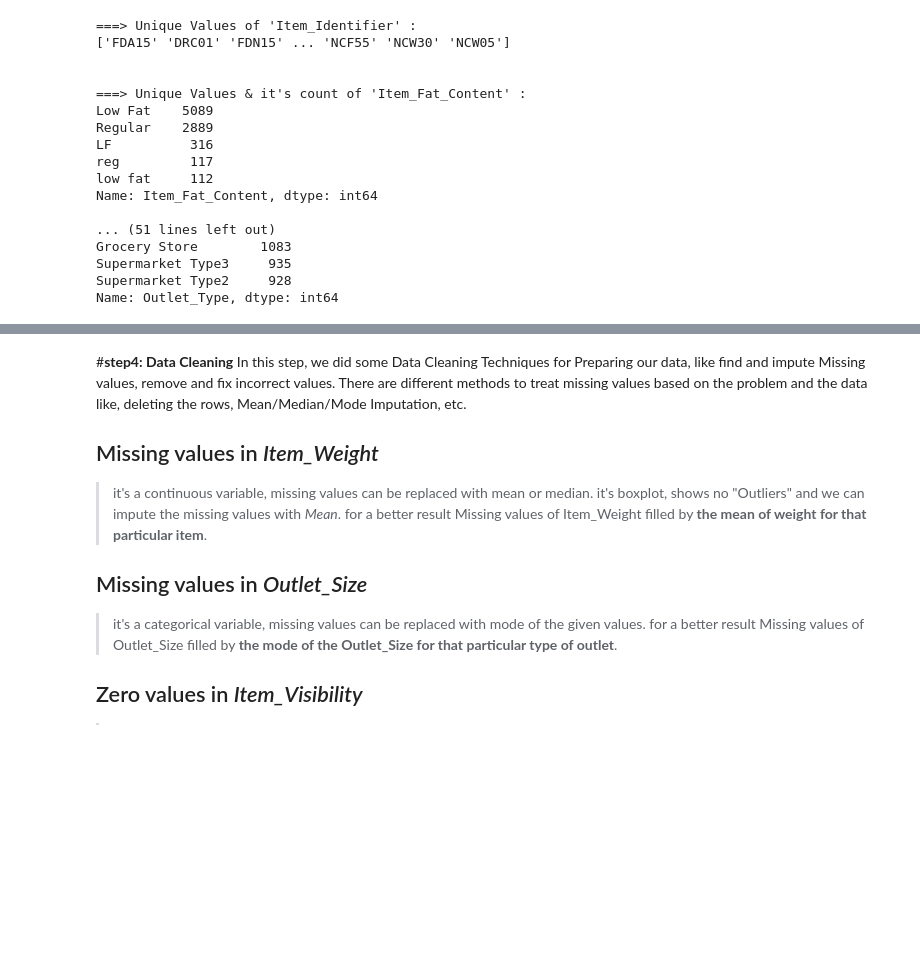
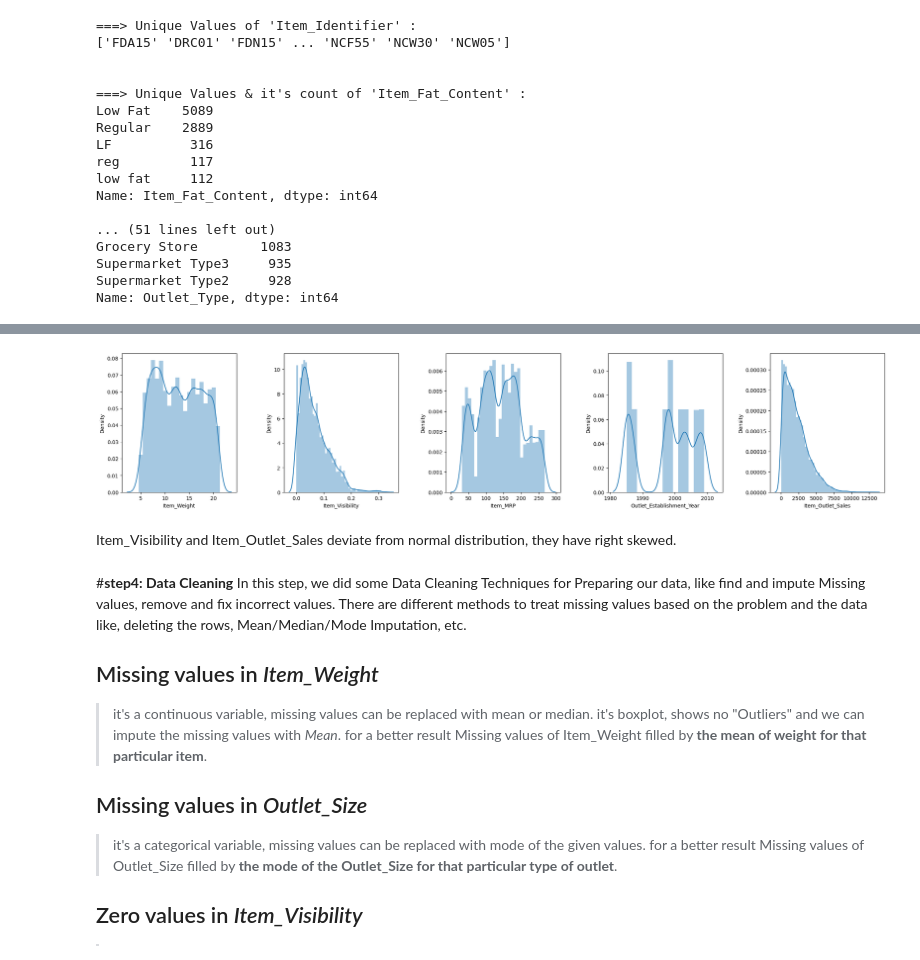
Before and after one commit to Samiraa-Alipour/Sales_Prediction, a Jupyter notebook: Sales_Prediction.ipynb, the cells around one changed output, grey strips where cells are left out. Saved outputs shown, nothing was run; the diff lists cells and outputs as text; code cells hidden in the pictures; blank space fills up the shorter version.

```diff
--- a/Sales_Prediction.ipynb
+++ b/Sales_Prediction.ipynb
@@ -205,3 +240,18 @@ Name: Outlet_Type, dtype: int64
+# %%
+#distribution of numerical features
+import warnings
+warnings.filterwarnings("ignore")
+fig, axs = plt.subplots(ncols=5, nrows=1, figsize=(22, 5))
+index = 0
+axs = axs.flatten()
+for k,v in data.select_dtypes(include=[np.number]).items():
+    sns.distplot(v, ax=axs[index])
+    index += 1
+plt.tight_layout(pad=3, w_pad=3, h_pad=8.0)
+# %% [output]
+[figure, added]
+# %% [markdown]
+Item_Visibility and Item_Outlet_Sales deviate from normal distribution, they have right skewed.
 # %% [markdown]
 
 #**step4: Data Cleaning**
```
Also changed, not shown: parts of 48 cells of this notebook.
